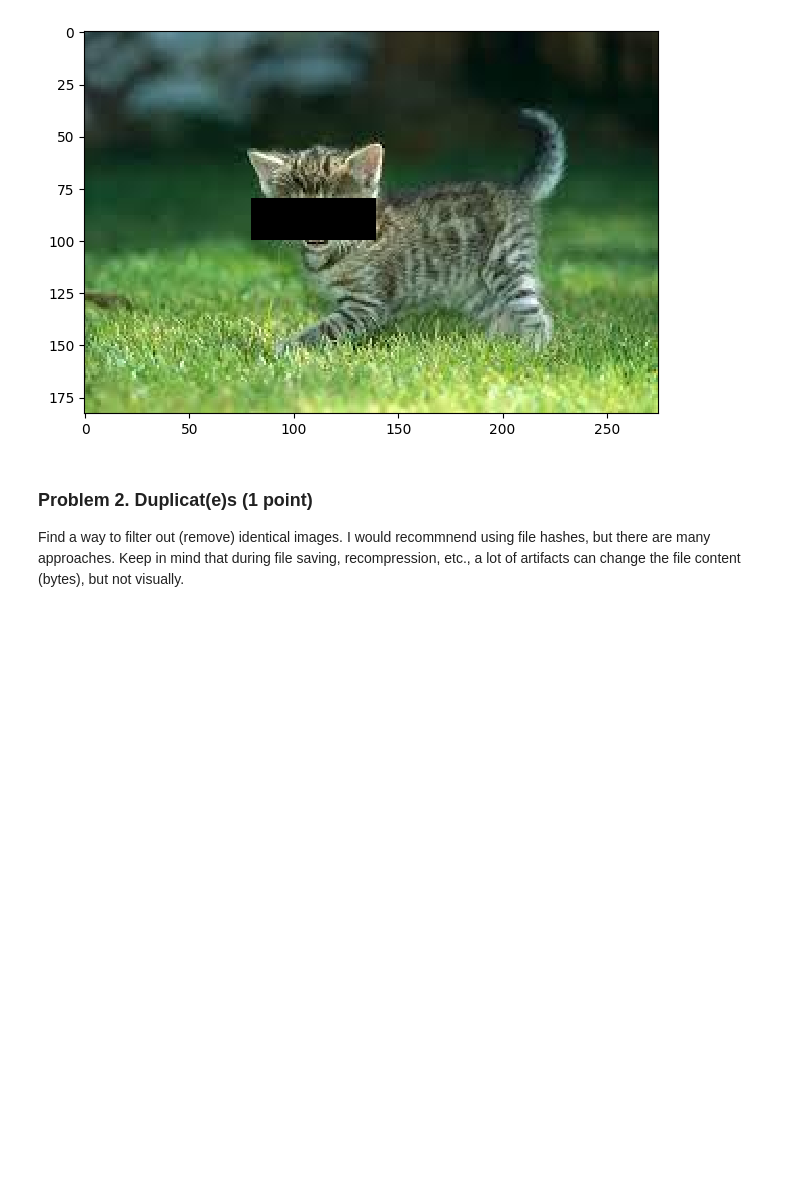
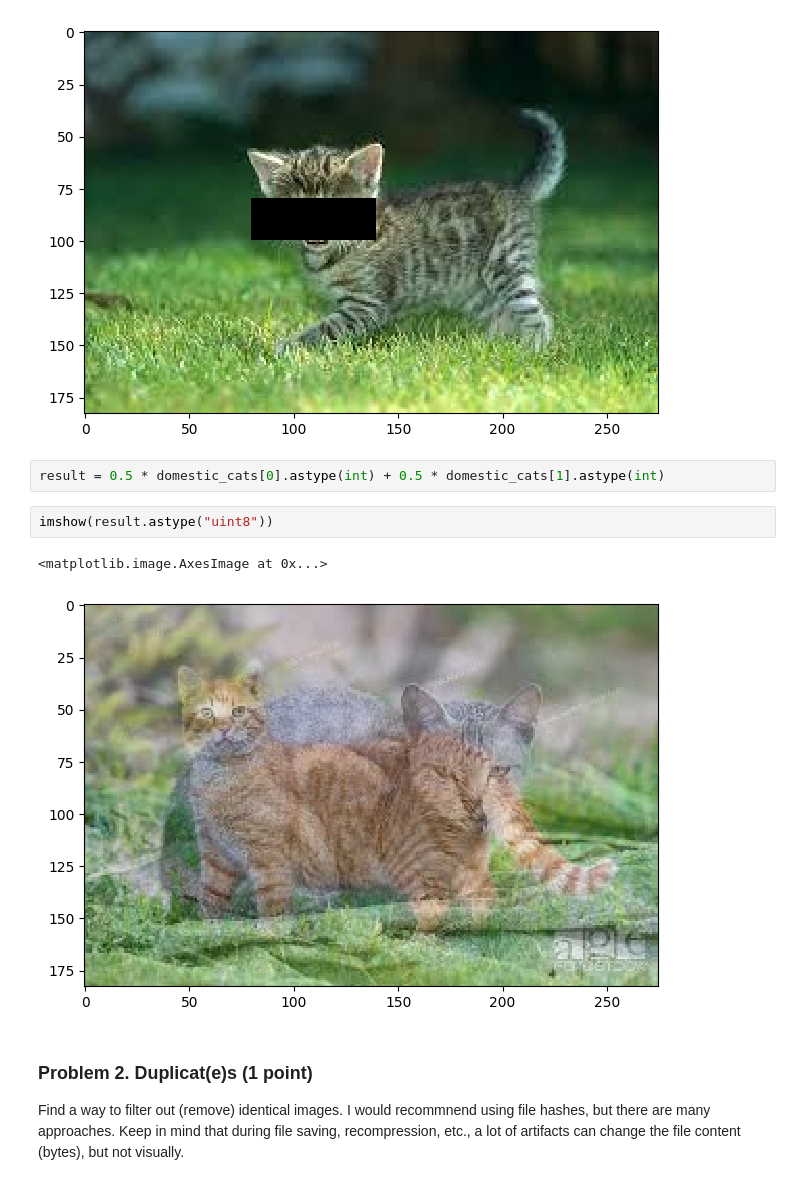
Before and after one commit to patonov/Data_Science-July_2024, a Jupyter notebook: Working_With_Images/Working with Images Lab.ipynb, the cells around one changed output. Cells and saved outputs as stored; diff of their text form; blank space fills up the shorter version.

```diff
--- a/Working_With_Images/Working with Images Lab.ipynb
+++ b/Working_With_Images/Working with Images Lab.ipynb
@@ -86,6 +86,13 @@ imshow(cat_masked)
 # %% [output]
 <matplotlib.image.AxesImage at 0x...>
 [figure]
+# %%
+result = 0.5 * domestic_cats[0].astype(int) + 0.5 * domestic_cats[1].astype(int)
+# %%
+imshow(result.astype("uint8"))
+# %% [output]
+<matplotlib.image.AxesImage at 0x...>
+[figure, added]
 # %% [markdown]
 ### Problem 2. Duplicat(e)s (1 point)
 Find a way to filter out (remove) identical images. I would recommnend using file hashes, but there are many approaches. Keep in mind that during file saving, recompression, etc., a lot of artifacts can change the file content (bytes), but not visually.
```
Also changed, not shown: parts of 2 cells of this notebook.
